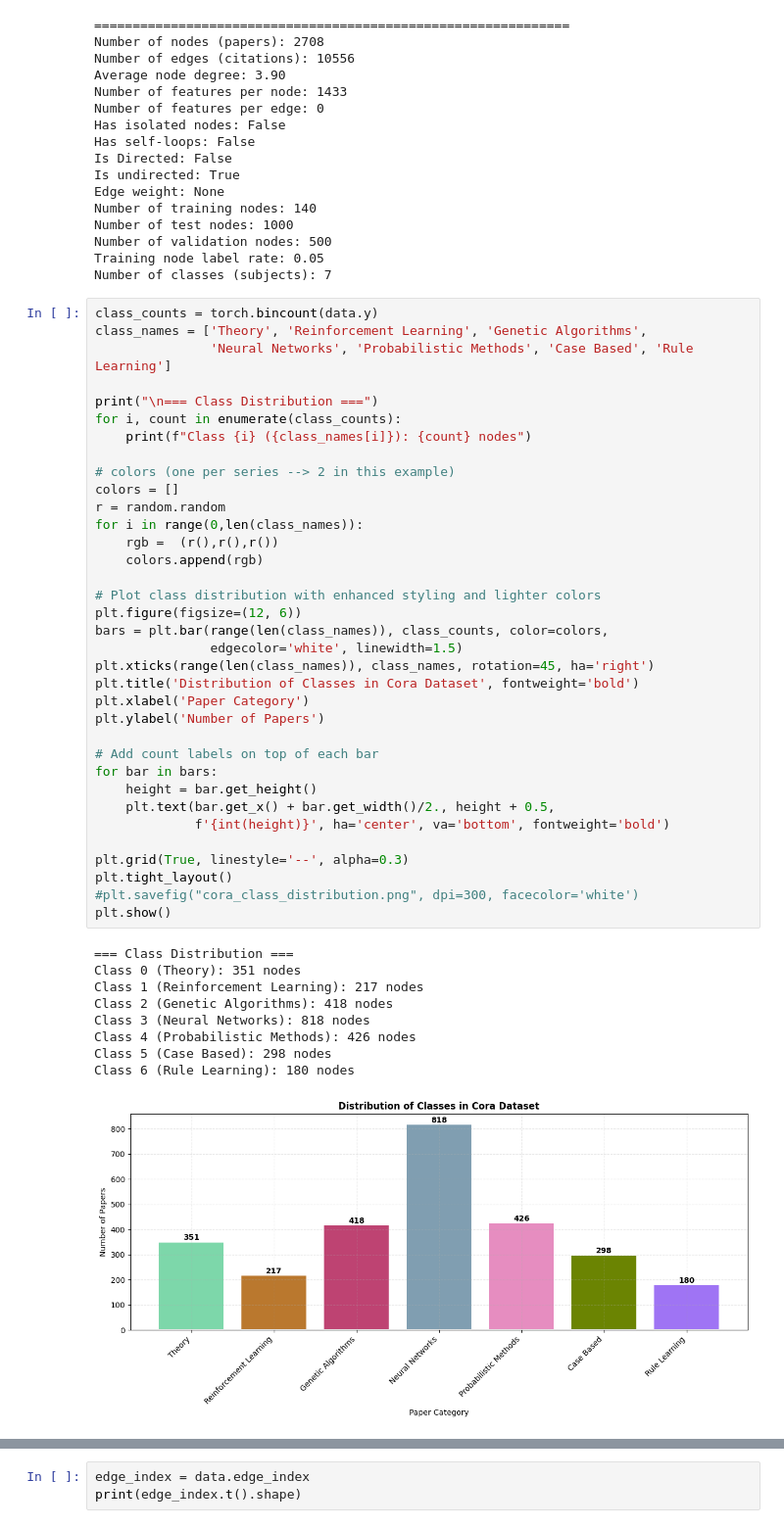
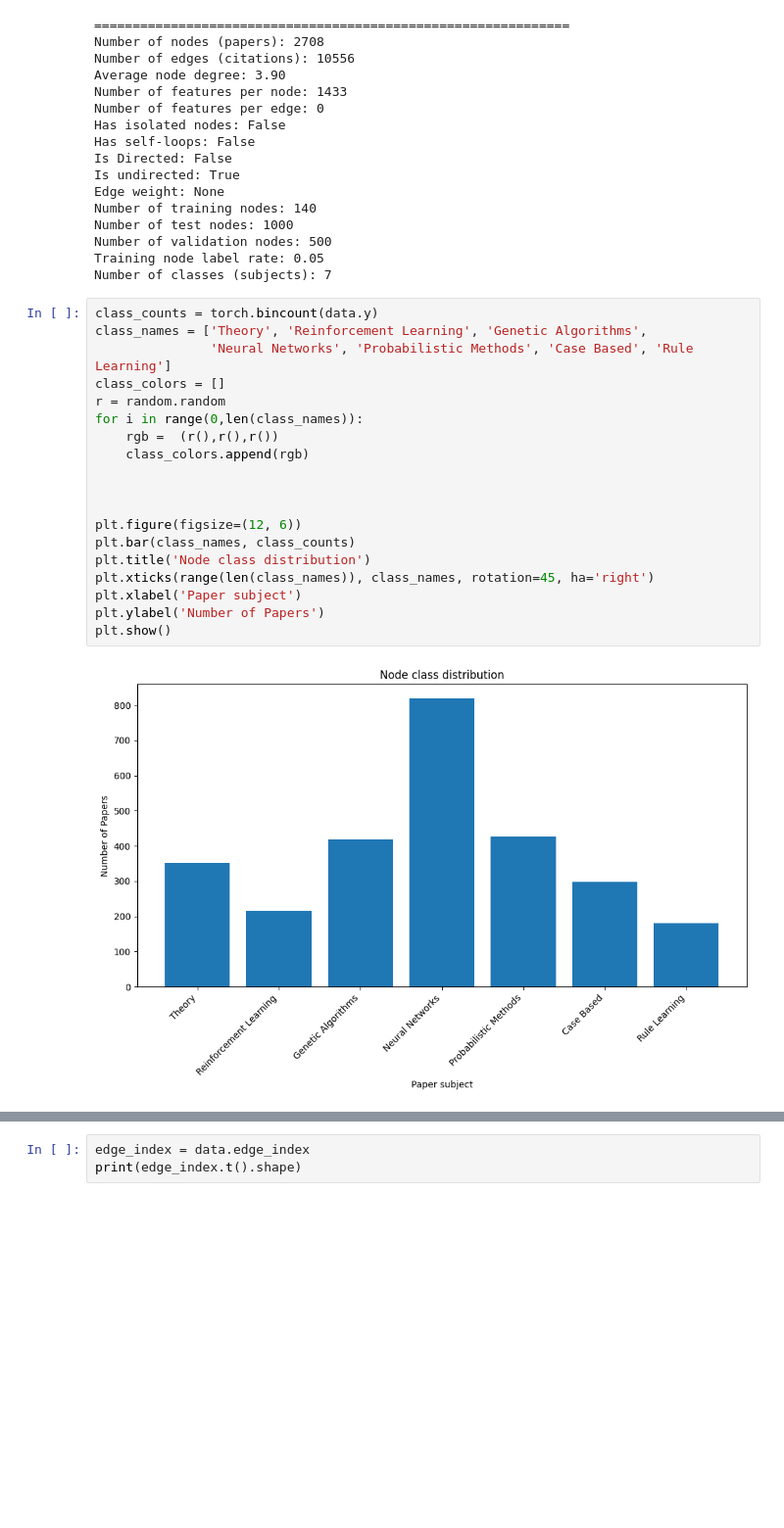
Before and after one commit to wilfred11/gnn-first-steps, a Jupyter notebook: gnns-initial-steps.ipynb, the cells around one changed output, grey strips where cells are left out. Shown at 98% size. Saved outputs shown, nothing was run; the diff lists cells and outputs as text; blank space fills up the shorter version.

```diff
--- a/gnns-initial-steps.ipynb
+++ b/gnns-initial-steps.ipynb
@@ -772,51 +772,27 @@ Number of test nodes: 1000
 Number of validation nodes: 500
 Training node label rate: 0.05
 Number of classes (subjects): 7
-# %%
-class_counts = torch.bincount(data.y)
-class_names = ['Theory', 'Reinforcement Learning', 'Genetic Algorithms',
-               'Neural Networks', 'Probabilistic Methods', 'Case Based', 'Rule Learning']
-
-print("\n=== Class Distribution ===")
-for i, count in enumerate(class_counts):
-    print(f"Class {i} ({class_names[i]}): {count} nodes")
-
-# colors (one per series --> 2 in this example)
-colors = []
-r = random.random
-for i in range(0,len(class_names)):
-    rgb =  (r(),r(),r())
-    colors.append(rgb)
-
-# Plot class distribution with enhanced styling and lighter colors
-plt.figure(figsize=(12, 6))
-bars = plt.bar(range(len(class_names)), class_counts, color=colors,
-               edgecolor='white', linewidth=1.5)
-plt.xticks(range(len(class_names)), class_names, rotation=45, ha='right')
-plt.title('Distribution of Classes in Cora Dataset', fontweight='bold')
-plt.xlabel('Paper Category')
-plt.ylabel('Number of Papers')
-
-# Add count labels on top of each bar
-for bar in bars:
-    height = bar.get_height()
-    plt.text(bar.get_x() + bar.get_width()/2., height + 0.5,
-             f'{int(height)}', ha='center', va='bottom', fontweight='bold')
-
-plt.grid(True, linestyle='--', alpha=0.3)
-plt.tight_layout()
-#plt.savefig("cora_class_distribution.png", dpi=300, facecolor='white')
-plt.show()
-# %% [output]
-=== Class Distribution ===
-Class 0 (Theory): 351 nodes
-Class 1 (Reinforcement Learning): 217 nodes
-Class 2 (Genetic Algorithms): 418 nodes
-Class 3 (Neural Networks): 818 nodes
-Class 4 (Probabilistic Methods): 426 nodes
-Class 5 (Case Based): 298 nodes
-Class 6 (Rule Learning): 180 nodes
-[figure, removed]
+# %%
+class_counts = torch.bincount(data.y)
+class_names = ['Theory', 'Reinforcement Learning', 'Genetic Algorithms',
+               'Neural Networks', 'Probabilistic Methods', 'Case Based', 'Rule Learning']
+class_colors = []
+r = random.random
+for i in range(0,len(class_names)):
+    rgb =  (r(),r(),r())
+    class_colors.append(rgb)
+
+
+
+plt.figure(figsize=(12, 6))
+plt.bar(class_names, class_counts)
+plt.title('Node class distribution')
+plt.xticks(range(len(class_names)), class_names, rotation=45, ha='right')
+plt.xlabel('Paper subject')
+plt.ylabel('Number of Papers')
+plt.show()
+# %% [output]
+[figure, added]
 # %% [markdown]
 ### Visualizing a part of the Cora dataset
 
```
Also changed, not shown: parts of 21 cells of this notebook, 3 other files.
